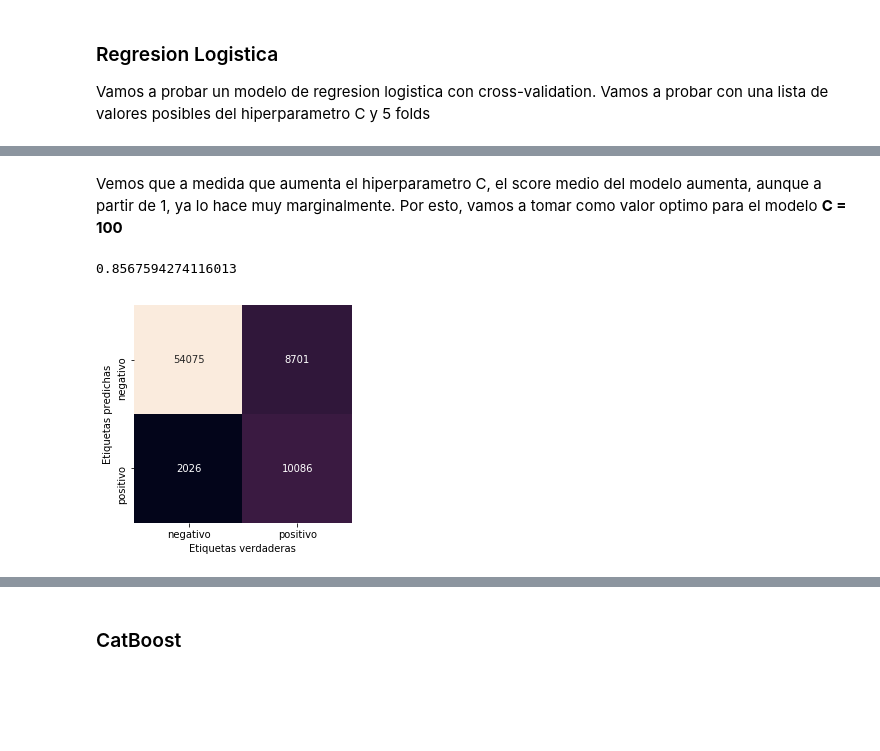
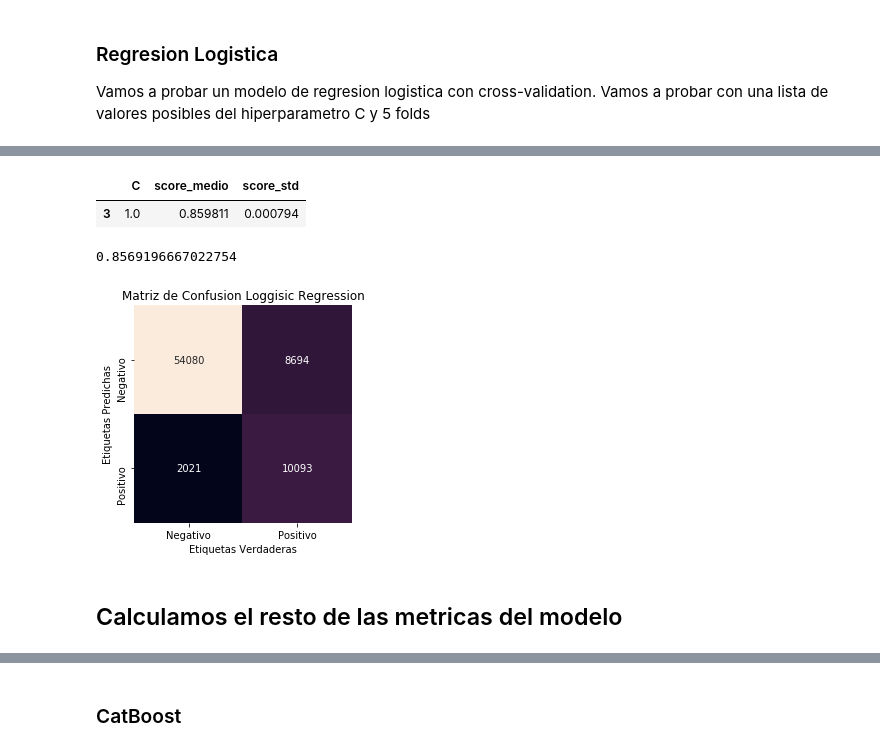
Before and after one commit to raharari/Desafio-3, a Jupyter notebook: 3er Desafio.ipynb, the cells around one changed output, grey strips where cells are left out. Saved outputs shown, nothing was run; the diff lists cells and outputs as text; code cells hidden in the pictures; blank space fills up the shorter version.

```diff
--- a/3er Desafio.ipynb
+++ b/3er Desafio.ipynb
@@ -27,9 +27,9 @@ import matplotlib.pyplot as plt
 # %%
 #Guardamos el path del archivo en una variable para despues cargarlo en un df
 
-#file = 'C:/Users/Ramiro/Desktop/Digital House/Desafios/Desafio 3/Churn Naranja Muestra.csv'
+file = 'C:/Users/Ramiro/Desktop/Digital House/Desafios/Desafio 3/Churn Naranja Muestra.csv'
 
-file = 'C:/Users/rharari/Desktop/Data Science/Desafio 3/Churn Naranja Muestra.csv'
+#file = 'C:/Users/rharari/Desktop/Data Science/Desafio 3/Churn Naranja Muestra.csv'
 
 # Creamos un DataFrame con la info del csv
 df = pd.read_csv(file, sep='\t', encoding='ANSI')
@@ -334,0 +337,5 @@ X_train, X_test, y_train, y_test = train_test_split(X, y, test_size=0.25, random
+# %%
+# Utilizamos sklearn para estandarizar la matriz de Features
+from sklearn.preprocessing import StandardScaler
+scaler = StandardScaler()
+X_train = scaler.fit_transform(X_train)
@@ -344,3 +355,8 @@ labels_predichas = modelo_NB.predict(X_test)
+# %%
+#Estandarizamos el set de testeo con lo que aprendio el Scaler
+X_test = scaler.transform(X_test)
+# Predicción
+labels_predichas = modelo_NB.predict(X_test)
 # %%
 #Analizamos la performance del modelo
 from sklearn.metrics import confusion_matrix
@@ -413,11 +507,14 @@ scores
-# %% [markdown]
-Vemos que a medida que aumenta el hiperparametro C, el score medio del modelo aumenta, aunque a partir de 1, ya lo hace muy marginalmente.
-Por esto, vamos a tomar como valor optimo para el modelo <b>C = 100 </b>
+# %%
+# Que C es el que maximiza el score??
+scores[scores['score_medio']==scores['score_medio'].max()]
+# %% [output]
+|  | C | score_medio | score_std |
+| 3 | 1.0 | 0.859811 | 0.000794 |
 # %%
 #Re-entrenamos el modelo, con todo el dataset, con el mejor hiperparametro
 
 #Instanciamos el modelo
-lg_final = linear_model.LogisticRegression(C=100)
+lg_final = linear_model.LogisticRegression(C=1)
 
 #Fiteamos
 lg_final.fit(X_train, y_train)
@@ -426,16 +523,24 @@ lg_final.fit(X_train, y_train)
 y_pred_lg_test = lg_final.predict(X_test)
 # %%
 # Calculamos el accuracy
-LR_accuracy = accuracy_score(y_test, y_pred_lg_test)
+accuracy_LG = accuracy_score(y_test, y_pred_lg_test)
 accuracy_score(y_test, y_pred_lg_test)
 # %% [output]
-0.8567594274116013
+0.8569196667022754
 # %%
 # Matriz de confusión:
 mat_lg = confusion_matrix(y_test, y_pred_lg_test)
+
+ax = plt.axes()
+
 sns.heatmap(mat_lg.T, square=True, annot=True, fmt='d', cbar=False,
-            xticklabels=['Negativo','Positivo'], yticklabels=['Negativo','Positivo'])
+            xticklabels=['Negativo','Positivo'], yticklabels=['Negativo','Positivo'], ax=ax)
+
+ax.set_title('Matriz de Confusion Logistic Regression')
+
 plt.xlabel('Etiquetas Verdaderas')
 plt.ylabel('Etiquetas Predichas');
 # %% [output]
-[figure, old version]
+[figure, new version]
+# %% [markdown]
+## Calculamos el resto de las metricas del modelo
```
Also changed, not shown: parts of 63 cells of this notebook.
